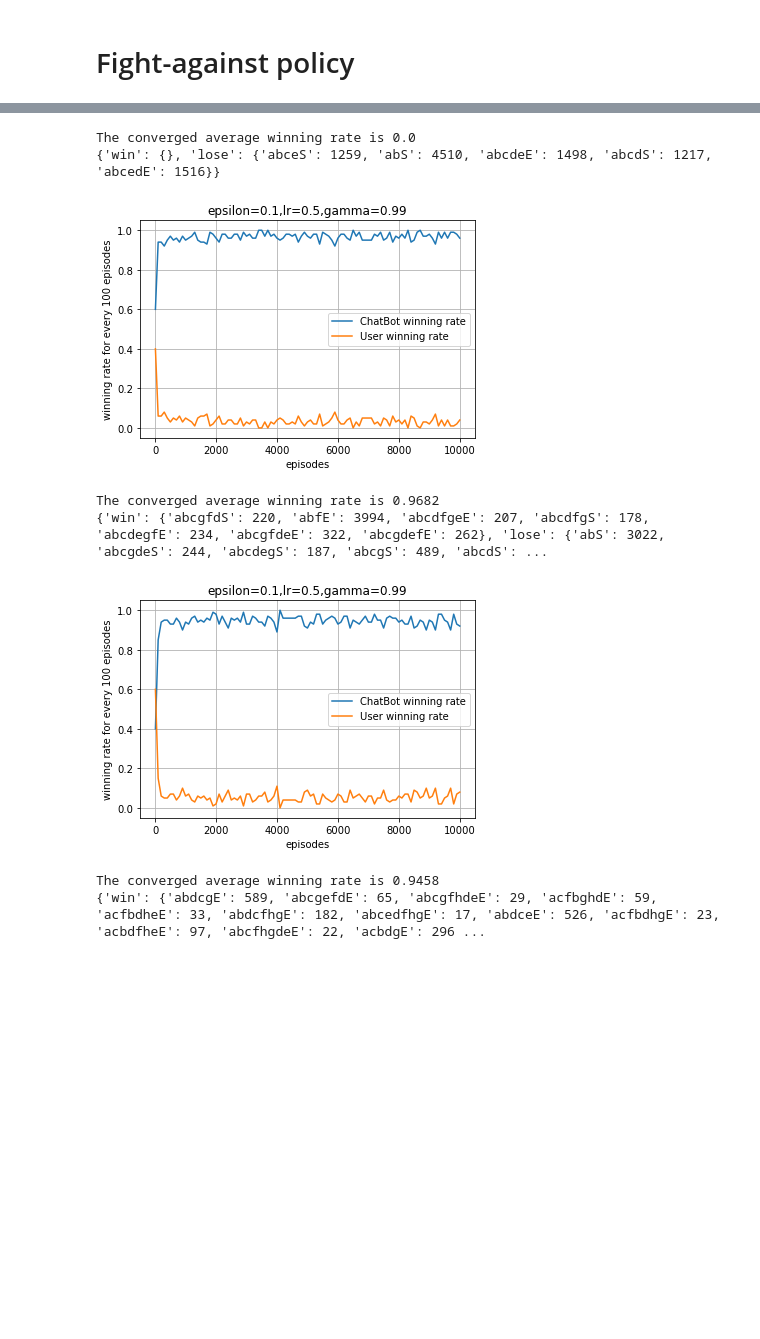
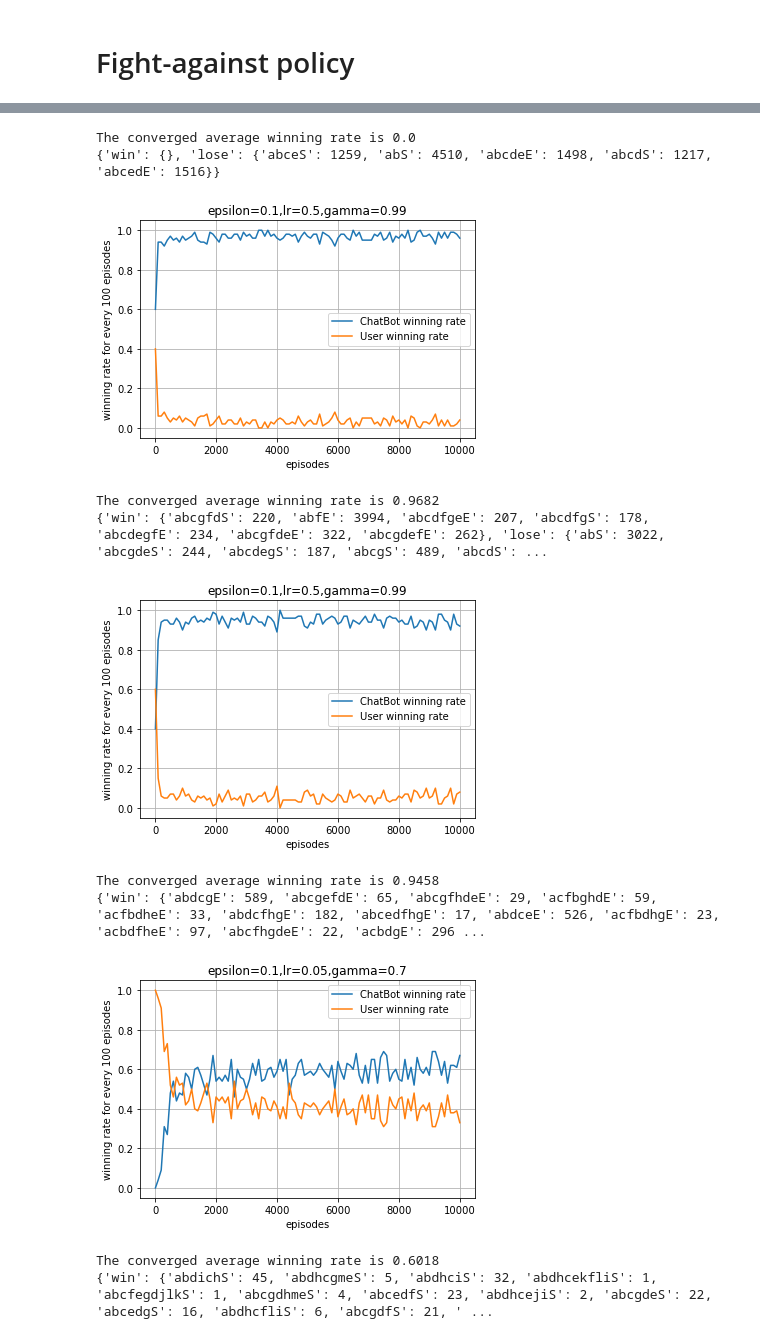
Before and after one commit to OscarWan/RL_for_Abstract_Argumentation, a Jupyter notebook: Untitled.ipynb, the cells around one changed output, grey strips where cells are left out. Cells and saved outputs as stored; diff of their text form; code cells hidden in the pictures; blank space fills up the shorter version.

```diff
--- a/Untitled.ipynb
+++ b/Untitled.ipynb
@@ -439,6 +447,11 @@ class Environment:
         elif structure == 3:
             self.arguments = ['a','b','c','d','e','f','g','h','S']
             self.relations = [['a','b'],['b','d'],['a','c'],['c','e'],['c','f'],['c','g'],['f','h']]
+
+        # Structure 4
+        elif structure == 4:
+            self.arguments = ['a','b','c','d','e','f','g','h','i','j','k','l','m','S']
+            self.relations = [['a','b'],['b','c'],['b','d'],['c','e'],['c','f'],['c','g'],['d','h'],['d','i'],['e','j'],['e','k'],['f','l'],['h','m']]
 
     def possible_action(self, state, pool):
         action_id_list = []
@@ -585,7 +598,7 @@ if __name__ == "__main__":
     epsilons = [0.1, 0.5, 0.9]
     lrs = [0.05, 0.1, 0.5]
     gammas = [0.99, 0.9, 0.7]
-    structures = [1,2,3]
+    structures = [1,2,3,4]
 
     for structure in structures:
         best_converged_winning_rate = [[],0,[],[]] # for different structures, best score should be clear
@@ -681,30 +694,33 @@ if __name__ == "__main__":
                         best_converged_winning_rate[3] = losing_rate
 
         # draw the best converged winning rate chart
         episodes2 = [10]
         episodes3 = [i for i in range(100,10001,100)]
         episodes = episodes2 + episodes3
         plt.plot(episodes, best_converged_winning_rate[2], label='ChatBot winning rate')
         plt.plot(episodes, best_converged_winning_rate[3], label='User winning rate')
         epsilon = best_converged_winning_rate[0][0]
         lr = best_converged_winning_rate[0][1]
         gamma = best_converged_winning_rate[0][2]
         plt.title("epsilon={0},lr={1},gamma={2}".format(epsilon, lr, gamma))
         plt.ylabel("winning rate for every 100 episodes")
         plt.xlabel("episodes")
         plt.legend()
         plt.grid()
         plt.savefig('/home/minyi/img/random/epsilon{0}_lr{1}_gamma{2}_structure{3}.png'.format(epsilon, lr, gamma, structure))
         plt.show()
         print('The converged average winning rate is', best_converged_winning_rate[1])
         print(state_dict)
 # %% [output]
 [figure]
 The converged average winning rate is 0.0
 {'win': {}, 'lose': {'abceS': 1259, 'abS': 4510, 'abcdeE': 1498, 'abcdS': 1217, 'abcedE': 1516}}
 [figure]
 The converged average winning rate is 0.9682
 {'win': {'abcgfdS': 220, 'abfE': 3994, 'abcdfgeE': 207, 'abcdfgS': 178, 'abcdegfE': 234, 'abcgfdeE': 322, 'abcgdefE': 262}, 'lose': {'abS': 3022, 'abcgdeS': 244, 'abcdegS': 187, 'abcgS': 489, 'abcdS': ...
 [figure]
 The converged average winning rate is 0.9458
 {'win': {'abdcgE': 589, 'abcgefdE': 65, 'abcgfhdeE': 29, 'acfbghdE': 59, 'acfbdheE': 33, 'abdcfhgE': 182, 'abcedfhgE': 17, 'abdceE': 526, 'acfbdhgE': 23, 'acbdfheE': 97, 'abcfhgdeE': 22, 'acbdgE': 296 ...
+[figure, added]
+The converged average winning rate is 0.6018
+{'win': {'abdichS': 45, 'abdhcgmeS': 5, 'abdhciS': 32, 'abdhcekfliS': 1, 'abcfegdjlkS': 1, 'abcgdhmeS': 4, 'abcedfS': 23, 'abdhcejiS': 2, 'abcgdeS': 22, 'abcedgS': 16, 'abdhcfliS': 6, 'abcgdfS': 21, ' ...
```
Also changed, not shown: parts of 2 cells of this notebook.
